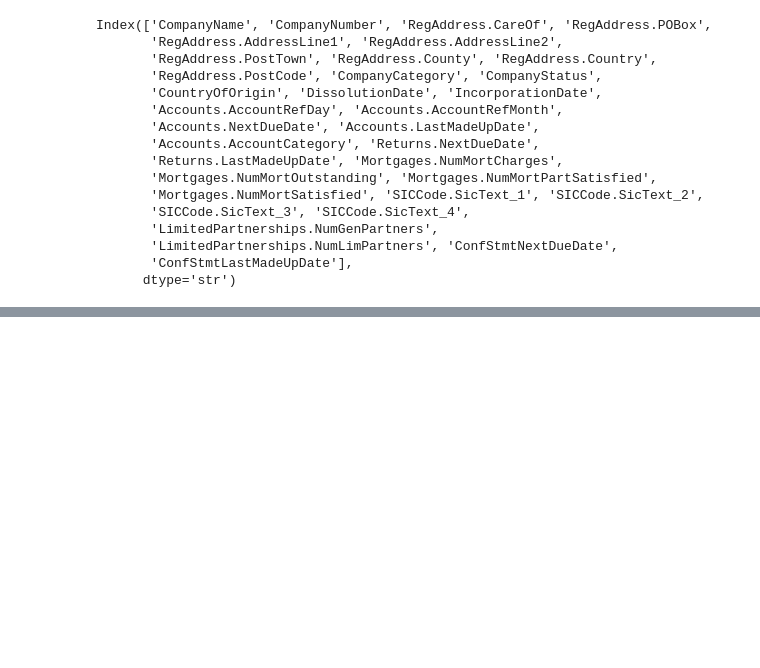
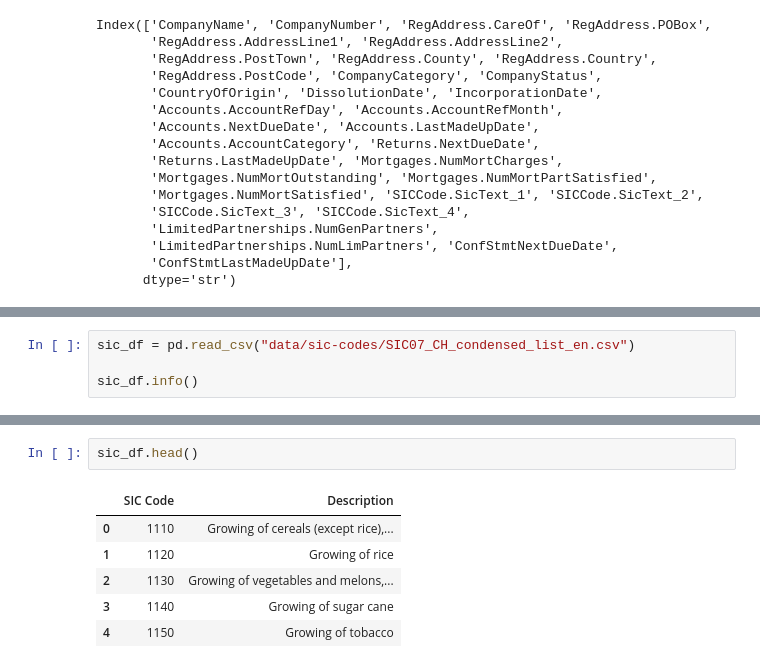
Before and after one commit to katherinestewart/companies-house-analytics, a Jupyter notebook: companies.ipynb, the cells around one changed output, grey strips where cells are left out. Saved outputs shown, nothing was run; the diff lists cells and outputs as text; blank space fills up the shorter version.

```diff
--- a/companies.ipynb
+++ b/companies.ipynb
@@ -159,0 +161,4 @@ Index(['CompanyName', 'CompanyNumber', 'RegAddress.CareOf', 'RegAddress.POBox',
+# %%
+sic_df = pd.read_csv("data/sic-codes/SIC07_CH_condensed_list_en.csv")
+
+sic_df.info()
@@ -159,0 +175,9 @@ Index(['CompanyName', 'CompanyNumber', 'RegAddress.CareOf', 'RegAddress.POBox',
+# %%
+sic_df.head()
+# %% [output]
+|  | SIC Code | Description |
+| 0 | 1110 | Growing of cereals (except rice),... |
+| 1 | 1120 | Growing of rice |
+| 2 | 1130 | Growing of vegetables and melons,... |
+| 3 | 1140 | Growing of sugar cane |
+| 4 | 1150 | Growing of tobacco |
```
Also changed, not shown: parts of 25 cells of this notebook.
